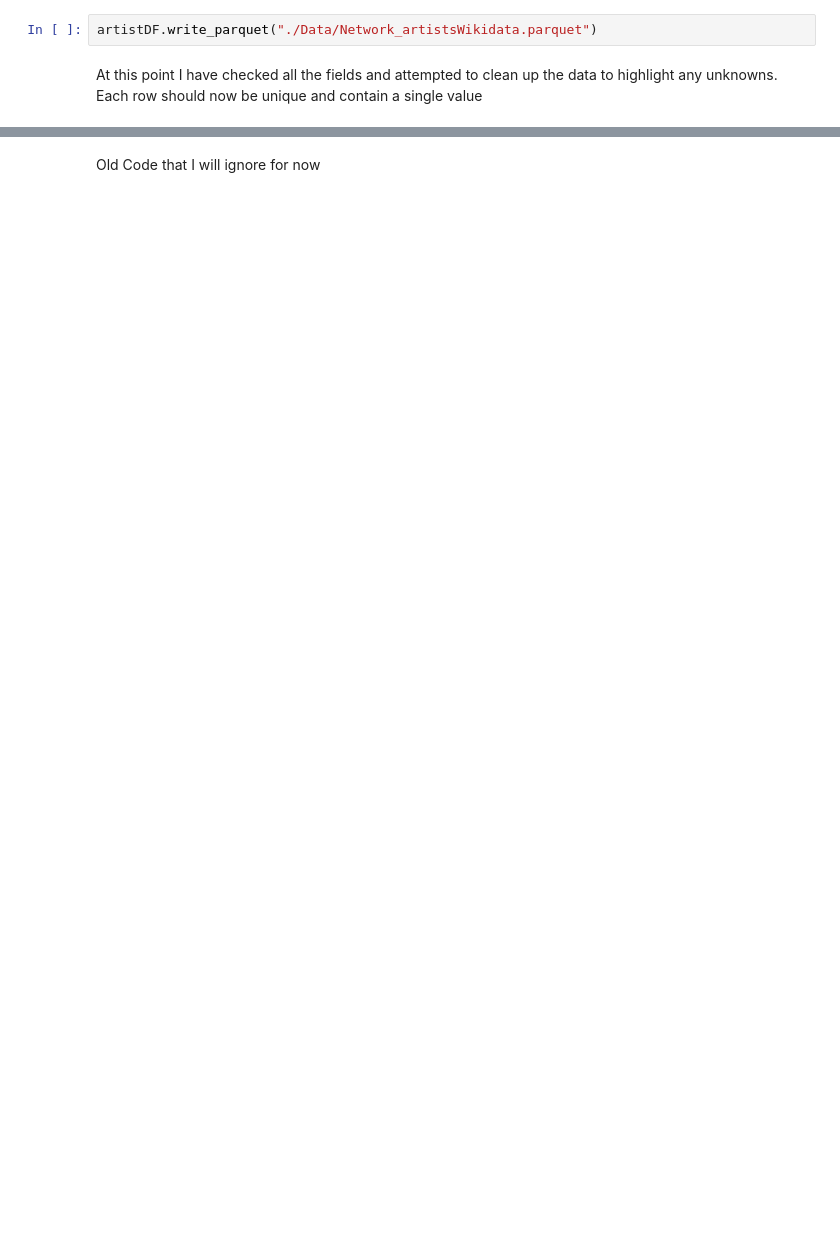
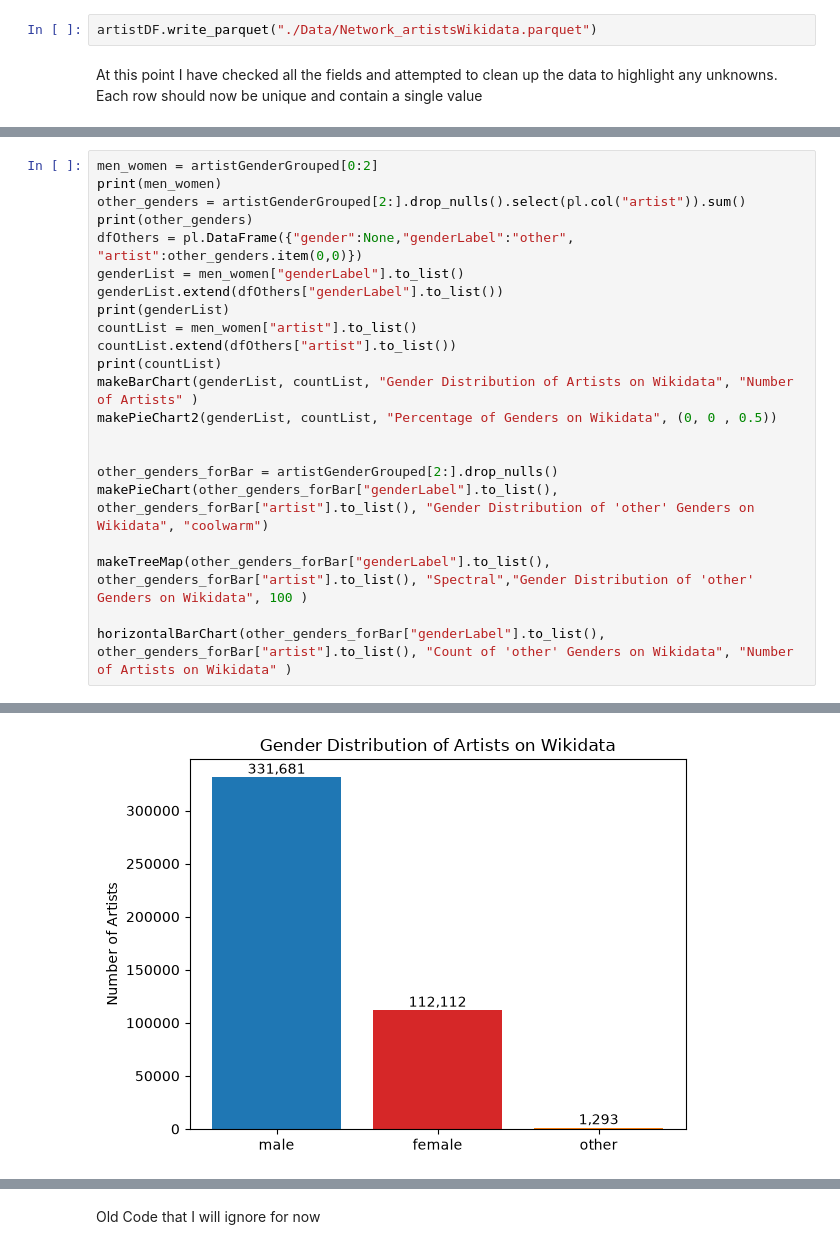
Before and after one commit to malik-files/MScDiss_IGASTNBK_, a Jupyter notebook: Main Code/cleaning_inspecting_labelling_Wikidata_artists.ipynb, the cells around one changed output, grey strips where cells are left out. Drawn from its saved outputs; the diff is of its cells as text; blank space fills up the shorter version.

```diff
--- a/Main Code/cleaning_inspecting_labelling_Wikidata_artists.ipynb
+++ b/Main Code/cleaning_inspecting_labelling_Wikidata_artists.ipynb
@@ -355,0 +511,23 @@ shape: (30, 2)
+# %%
+men_women = artistGenderGrouped[0:2]
+print(men_women)
+other_genders = artistGenderGrouped[2:].drop_nulls().select(pl.col("artist")).sum()
+print(other_genders)
+dfOthers = pl.DataFrame({"gender":None,"genderLabel":"other", "artist":other_genders.item(0,0)})
+genderList = men_women["genderLabel"].to_list()
+genderList.extend(dfOthers["genderLabel"].to_list())
+print(genderList)
+countList = men_women["artist"].to_list()
+countList.extend(dfOthers["artist"].to_list())
+print(countList)
+makeBarChart(genderList, countList, "Gender Distribution of Artists on Wikidata", "Number of Artists" )
+makePieChart2(genderList, countList, "Percentage of Genders on Wikidata", (0, 0 , 0.5))
+
+
+other_genders_forBar = artistGenderGrouped[2:].drop_nulls()
+makePieChart(other_genders_forBar["genderLabel"].to_list(), other_genders_forBar["artist"].to_list(), "Gender Distribution of 'other' Genders on Wikidata", "coolwarm")
+
+makeTreeMap(other_genders_forBar["genderLabel"].to_list(), other_genders_forBar["artist"].to_list(), "Spectral","Gender Distribution of 'other' Genders on Wikidata", 100 )
+
+horizontalBarChart(other_genders_forBar["genderLabel"].to_list(), other_genders_forBar["artist"].to_list(), "Count of 'other' Genders on Wikidata", "Number of Artists on Wikidata" )
+# %% [output]
@@ -355,0 +553 @@ shape: (30, 2)
+[figure, added]
```
Also changed, not shown: parts of 22 cells of this notebook, 15 other files.
